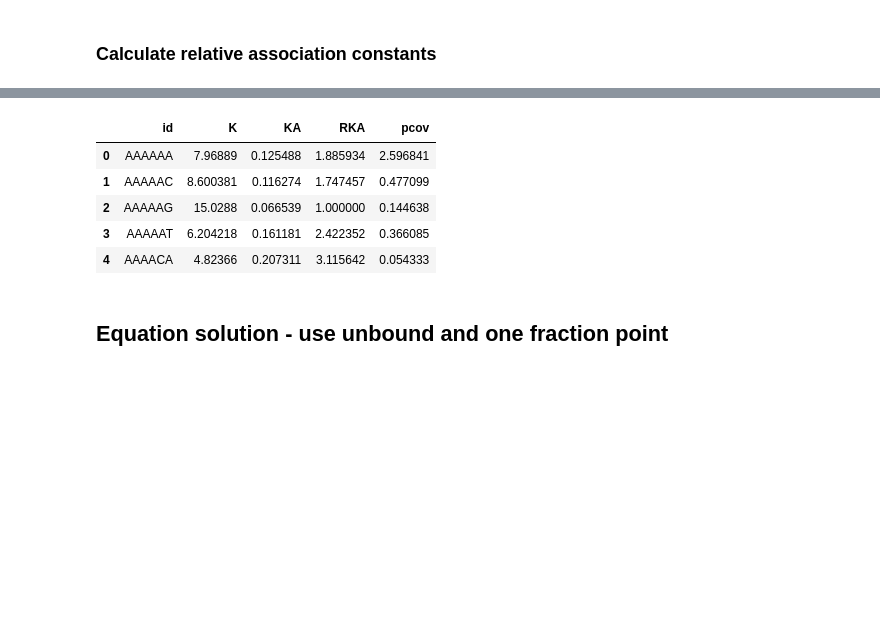
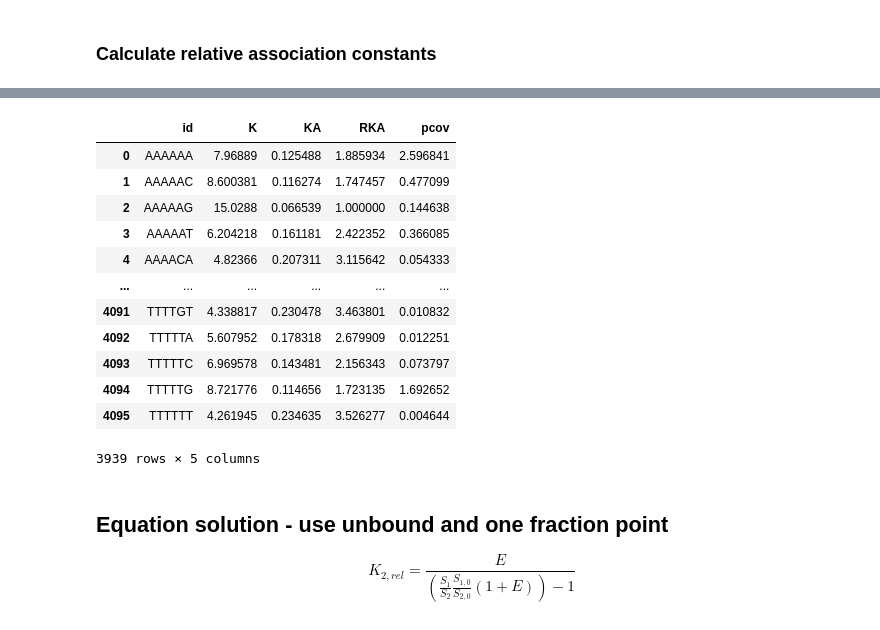
Before and after one commit to hsuanchunlin/HiTS-EQ_Python_version, a Jupyter notebook: HiTS-EQ.ipynb, the cells around one changed output, grey strips where cells are left out. Drawn from its saved outputs; the diff is of its cells as text; code cells hidden in the pictures; blank space fills up the shorter version.

```diff
--- a/HiTS-EQ.ipynb
+++ b/HiTS-EQ.ipynb
@@ -49,19 +45,20 @@ dtype: float64
 D0_ = sequence_count.iloc[:,0]
 D1fD0 = sequence_count.divide(D0_,axis='rows')
 fitting_table = 1 - (Dt_Dt1_all * binding_fraction * D1fD0)
-fitting_table[fitting_table < 0] = 0.00001
+fitting_table[fitting_table < 0] = np.random.randint(1,9)/100000
 fitting_table = fitting_table.reset_index()
 fitting_table = fitting_table.drop("index",axis = 1)
 # %% [markdown]
 ### Define fitting equations and implement it by curve_fit and partial functions
 # %%
-
 def HitsEQ(x, K):
     return x/(x+K)
 
-def curvefit(func, x, y):
-    return tuple(curve_fit(HitsEQ, x, y))
-fit = partial(curvefit, HitsEQ, enzyme_concentration)
+def curvefit(func, x, y, k_initial):
+    return tuple(curve_fit(HitsEQ, x, y, p0=k_initial))
+# %%
+k_initial = 1
+fit = partial(curvefit, HitsEQ, enzyme_concentration, k_initial=k_initial)
 # %% [markdown]
 ### Fit your data and get results
 # %%
@@ -93,13 +95,23 @@ finalresult[["RKA"]] = (finalresult.KA/finalresult.KA[2]).apply(pd.Series)
 # %%
 cols = ['id', 'K', 'KA', 'RKA', 'pcov']
 finalresult = finalresult[cols]
-finalresult.head()
+filter = finalresult[(finalresult.pcov < 700)]
+filter
 # %% [output]
 |  | id | K | KA | RKA | pcov |
 | 0 | AAAAAA | 7.96889 | 0.125488 | 1.885934 | 2.596841 |
 | 1 | AAAAAC | 8.600381 | 0.116274 | 1.747457 | 0.477099 |
 | 2 | AAAAAG | 15.0288 | 0.066539 | 1.000000 | 0.144638 |
 | 3 | AAAAAT | 6.204218 | 0.161181 | 2.422352 | 0.366085 |
 | 4 | AAAACA | 4.82366 | 0.207311 | 3.115642 | 0.054333 |
+| ... | ... | ... | ... | ... | ... |
+| 4091 | TTTTGT | 4.338817 | 0.230478 | 3.463801 | 0.010832 |
+| 4092 | TTTTTA | 5.607952 | 0.178318 | 2.679909 | 0.012251 |
+| 4093 | TTTTTC | 6.969578 | 0.143481 | 2.156343 | 0.073797 |
+| 4094 | TTTTTG | 8.721776 | 0.114656 | 1.723135 | 1.692652 |
+| 4095 | TTTTTT | 4.261945 | 0.234635 | 3.526277 | 0.004644 |
+3939 rows × 5 columns
 # %% [markdown]
 ## Equation solution - use unbound and one fraction point
+
+$$ K_{2, rel} = \frac{E}{ \left( \frac{S_1}{S_2} \frac{S_{1,0}}{S_{2,0}}(1+E)\right)-1}$$
```
Also changed, not shown: parts of 9 cells of this notebook, 1 other file.
